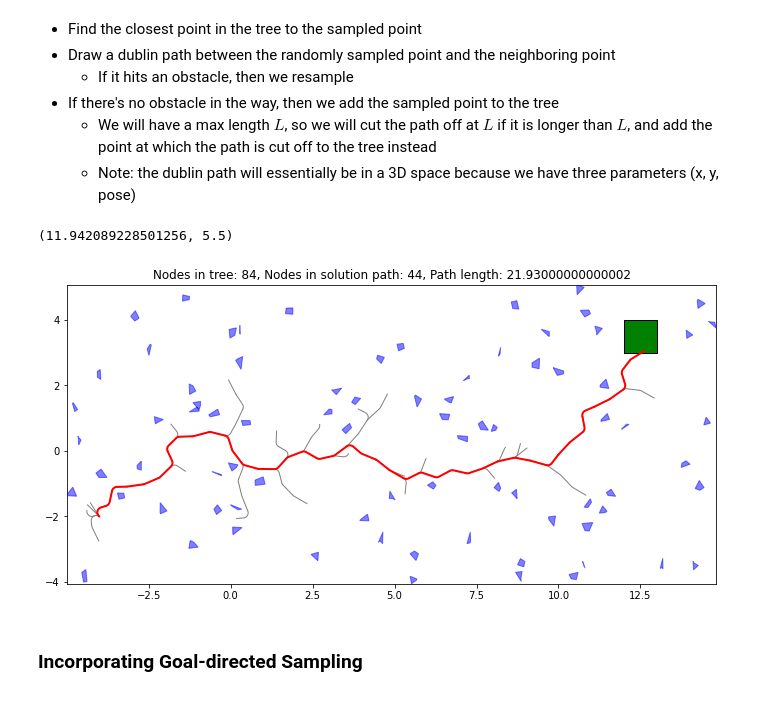
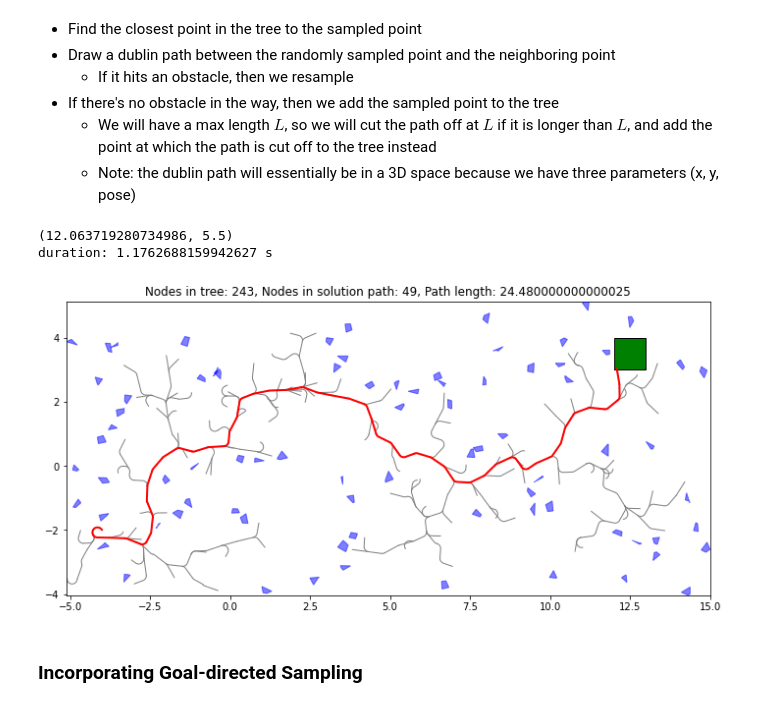
Before and after one commit to ersolog/6.877-16.413, a Jupyter notebook: code.ipynb, the cells around one changed output. Saved outputs shown, nothing was run; the diff lists cells and outputs as text; code cells hidden in the pictures.

Commit message:
added time check and updated intersect function

```diff
--- a/code.ipynb
+++ b/code.ipynb
@@ -89,5 +99,12 @@ plot_poly(ax, goal_region,'green')
 # %% [markdown]
 TODO: Describe map?
+# %%
+def print_time(func):
+    start_time = time.time()
+    result = func()
+    end_time = time.time()
+    print("duration:", end_time - start_time,"s")
+    return result
 # %% [markdown]
 ## Bus Motion Constraints
 # %% [markdown]
@@ -255,11 +273,10 @@ def rrt(bounds, environment, start_pose, radius, end_region, sample_function,
     # Check to see if the path collides with an obstacle in the environment
     def checkNoCollision(path):
         for pose in path:
-            # We give it a buffer of size 'radius' to account for the width of the bus
-            object = Point(pose[0:2]).buffer(radius, resolution=3)
-            for obstacle in environment.obstacles:
-                if object.intersects(obstacle):
-                    return False
+            point = Point(pose[0:2]).buffer(radius, resolution=3)
+            # print(env.strtree.query(point))
+            if len(environment.strtree.query(point)) != 0:
+                return False
         return True
 
     # Finds the closest point that is already in the tree
@@ -337,10 +354,11 @@ def uninformed_sample(bounds, end_region, turning_radius):
                random.uniform(0, turning_radius * 180/np.pi))
     return rand_pt
 # %%
-path = rrt(bounds, roadmap_env, start, radius, goal_region, uninformed_sample, step_size=0.01, turning_radius = np.pi/20, d=0.5)
+path = print_time(lambda: rrt(bounds, roadmap_env, start, radius, goal_region, uninformed_sample, step_size=0.01, turning_radius = np.pi/20, d=0.5))
 # %% [output]
-(11.942089228501256, 5.5)
+(12.063719280734986, 5.5)
+duration: 1.1762688159942627 s
-[figure, old version]
+[figure, new version]
 # %% [markdown]
 ### Incorporating Goal-directed Sampling
 # %% [markdown]
```
Also changed, not shown: parts of 7 cells of this notebook.
